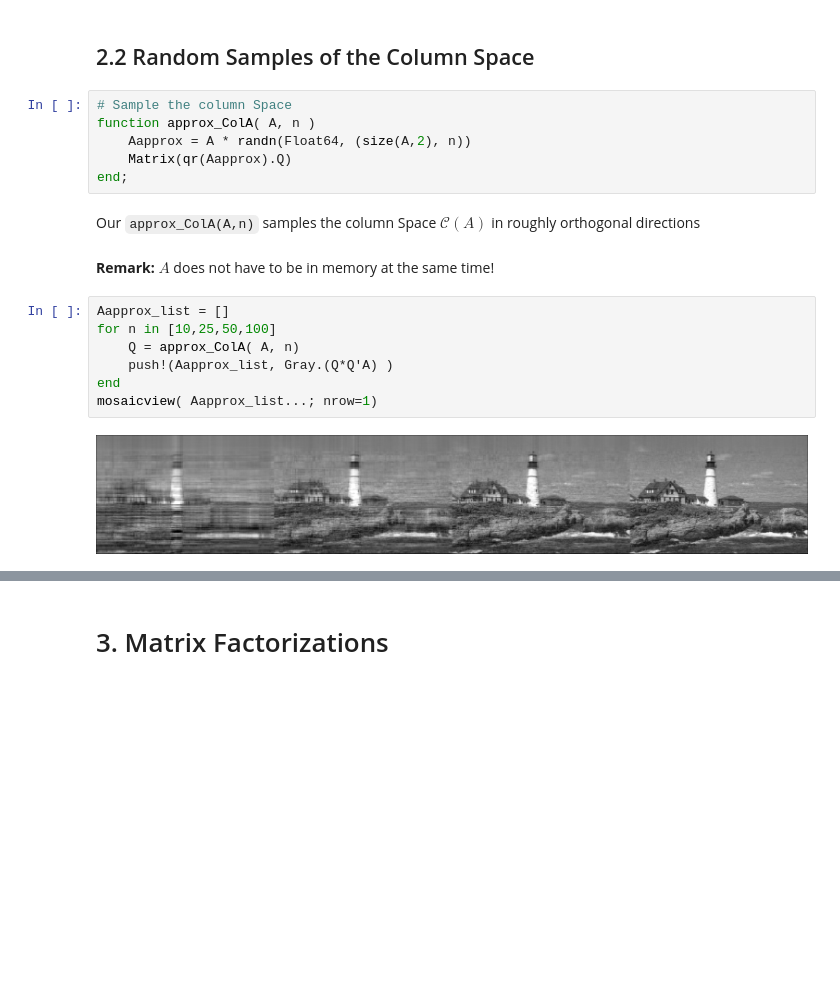
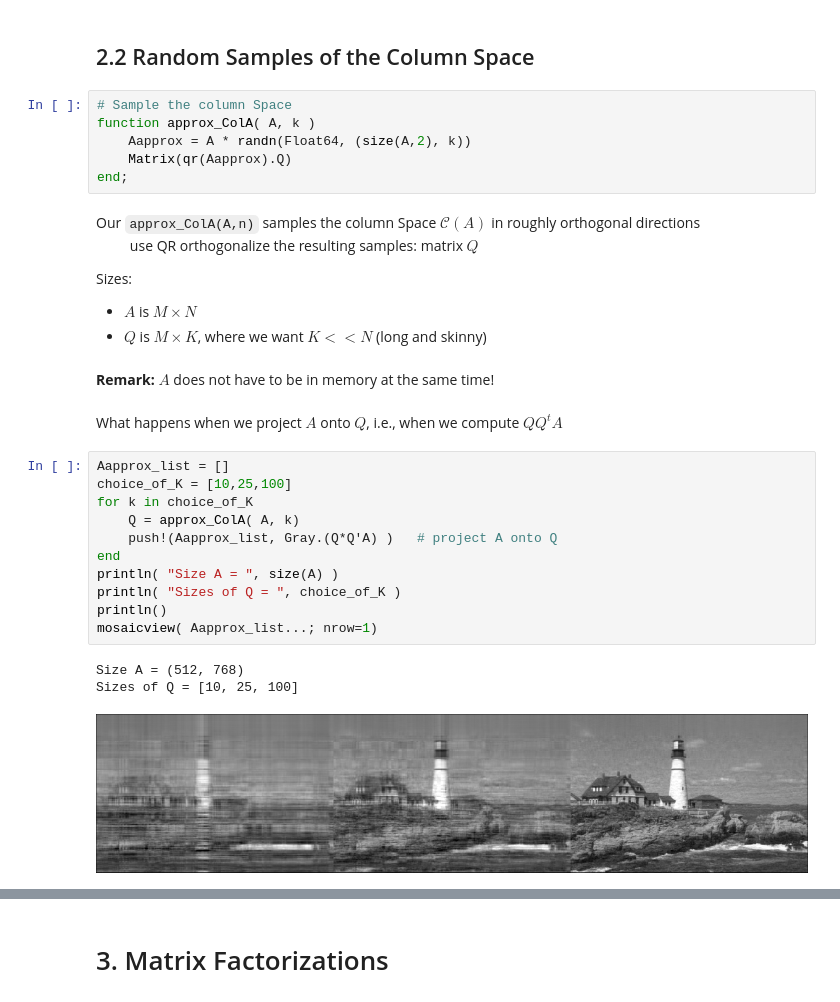
Before and after one commit to ea42gh/linear-algebra-notebooks, a Jupyter notebook: notebooks/RandomizedLA.ipynb, the cells around one changed output, grey strips where cells are left out. Drawn from its saved outputs; the diff is of its cells as text; blank space fills up the shorter version.

```diff
--- a/notebooks/RandomizedLA.ipynb
+++ b/notebooks/RandomizedLA.ipynb
@@ -101,23 +103,36 @@ mosaicview( [ Gray.((x->1-x).(abs.(dot_products_of_random_unit_vectors( vec_sz,
 ## 2.2 Random Samples of the Column Space
 # %%
 # Sample the column Space
-function approx_ColA( A, n )
-    Aapprox = A * randn(Float64, (size(A,2), n))
+function approx_ColA( A, k )
+    Aapprox = A * randn(Float64, (size(A,2), k))
     Matrix(qr(Aapprox).Q)
 end;
 # %% [markdown]
-Our `approx_ColA(A,n)` samples the column Space $\mathscr{C}(A)$ in roughly orthogonal directions
+Our `approx_ColA(A,n)` samples the column Space $\mathscr{C}(A)$ in roughly orthogonal directions<br>
+$\qquad$ use QR orthogonalize the resulting samples: matrix $Q$
+
+Sizes:
+* $A$ is $M\times N$
+* $Q$ is $M \times K$, where we want $K << N$  (long and skinny)
 # %% [markdown]
 **Remark:** $A$ does not have to be in memory at the same time!
+# %% [markdown]
+What happens when we project $A$ onto $Q$, i.e., when we compute $Q Q^t A$
 # %%
 Aapprox_list = []
-for n in [10,25,50,100]
-    Q = approx_ColA( A, n)
-    push!(Aapprox_list, Gray.(Q*Q'A) )
+choice_of_K = [10,25,100]
+for k in choice_of_K
+    Q = approx_ColA( A, k)
+    push!(Aapprox_list, Gray.(Q*Q'A) )   # project A onto Q
 end
+println( "Size A = ", size(A) )
+println( "Sizes of Q = ", choice_of_K )
+println()
 mosaicview( Aapprox_list...; nrow=1)
 # %% [output]
+Size A = (512, 768)
+Sizes of Q = [10, 25, 100]
-[figure, old version]
+[figure, new version]
 # %%
 mosaicview( [(x->1-x).(img-gray) for img in Aapprox_list]...; nrow=1)
 # %% [output]
```
Also changed, not shown: parts of 11 cells of this notebook.
